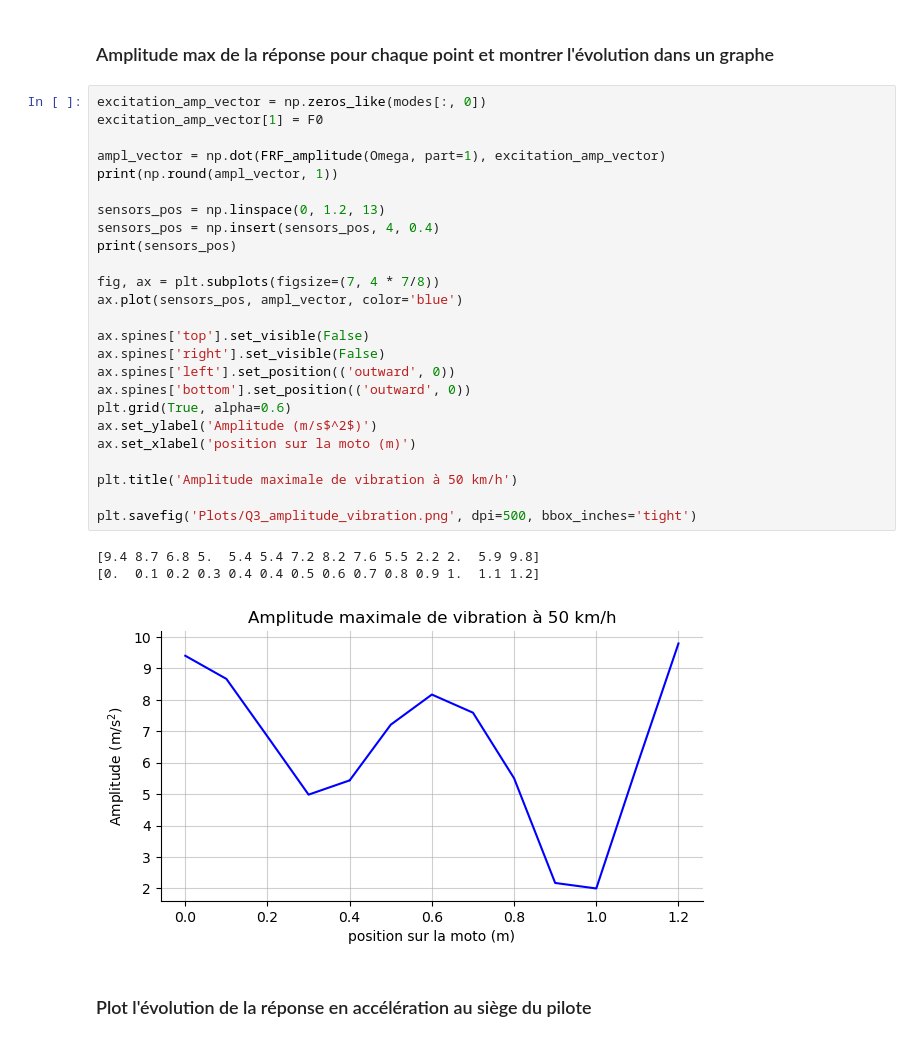
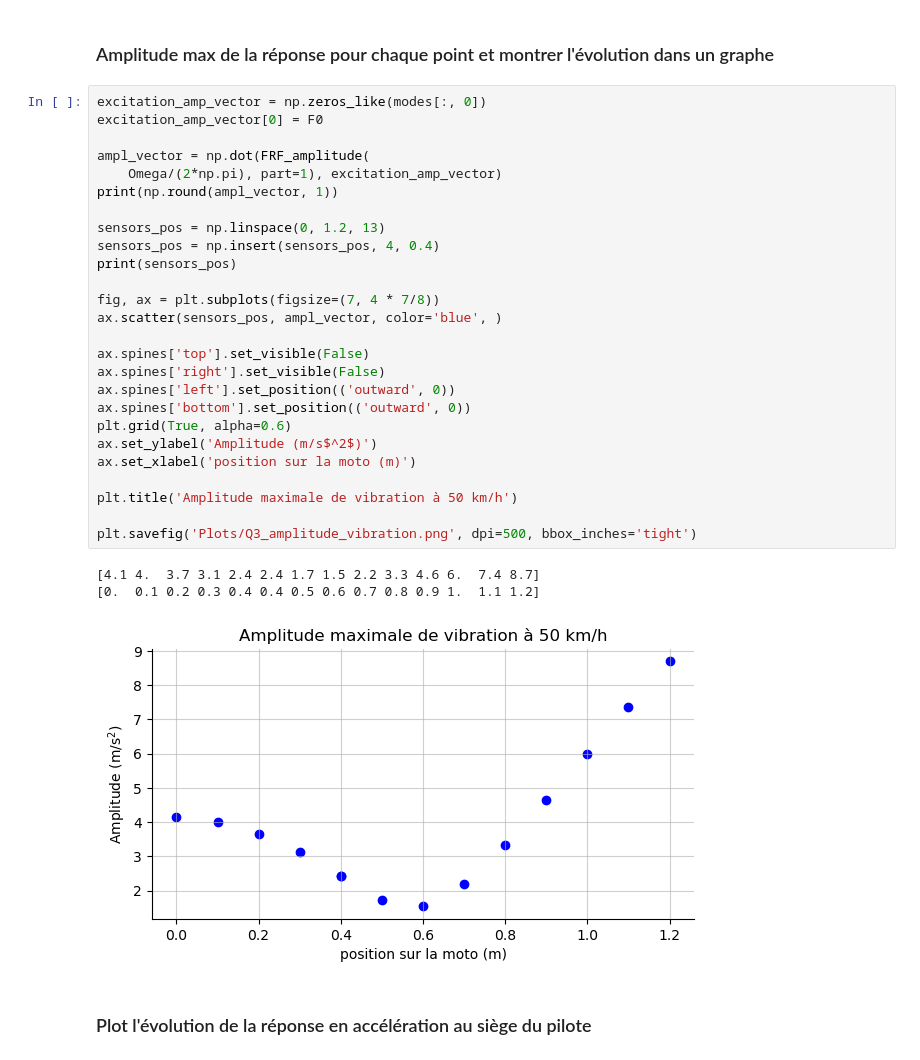
Before and after one commit to tomBeauve/DSM-Projects-code, a Jupyter notebook: Projet 3/project3.ipynb, the cells around one changed output. Cells and saved outputs as stored; diff of their text form.

```diff
--- a/Projet 3/project3.ipynb
+++ b/Projet 3/project3.ipynb
@@ -194,33 +220,34 @@ plt.savefig('Plots/Q2_diagram_nyquist.png', dpi=500, bbox_inches='tight')
 ### Amplitude max de la réponse pour chaque point et montrer l'évolution dans un graphe
 # %%
 excitation_amp_vector = np.zeros_like(modes[:, 0])
-excitation_amp_vector[1] = F0
+excitation_amp_vector[0] = F0
 
-ampl_vector = np.dot(FRF_amplitude(Omega, part=1), excitation_amp_vector)
+ampl_vector = np.dot(FRF_amplitude(
+    Omega/(2*np.pi), part=1), excitation_amp_vector)
 print(np.round(ampl_vector, 1))
 
 sensors_pos = np.linspace(0, 1.2, 13)
 sensors_pos = np.insert(sensors_pos, 4, 0.4)
 print(sensors_pos)
 
 fig, ax = plt.subplots(figsize=(7, 4 * 7/8))
-ax.plot(sensors_pos, ampl_vector, color='blue')
+ax.scatter(sensors_pos, ampl_vector, color='blue', )
 
 ax.spines['top'].set_visible(False)
 ax.spines['right'].set_visible(False)
 ax.spines['left'].set_position(('outward', 0))
 ax.spines['bottom'].set_position(('outward', 0))
 plt.grid(True, alpha=0.6)
 ax.set_ylabel('Amplitude (m/s$^2$)')
 ax.set_xlabel('position sur la moto (m)')
 
 plt.title('Amplitude maximale de vibration à 50 km/h')
 
 plt.savefig('Plots/Q3_amplitude_vibration.png', dpi=500, bbox_inches='tight')
 # %% [output]
-[9.4 8.7 6.8 5.  5.4 5.4 7.2 8.2 7.6 5.5 2.2 2.  5.9 9.8]
+[4.1 4.  3.7 3.1 2.4 2.4 1.7 1.5 2.2 3.3 4.6 6.  7.4 8.7]
 [0.  0.1 0.2 0.3 0.4 0.4 0.5 0.6 0.7 0.8 0.9 1.  1.1 1.2]
-[figure, old version]
+[figure, new version]
 # %% [markdown]
 ### Plot l'évolution de la réponse en accélération au siège du pilote
 # %%
```
Also changed, not shown: parts of 8 cells of this notebook, 6 other files.
